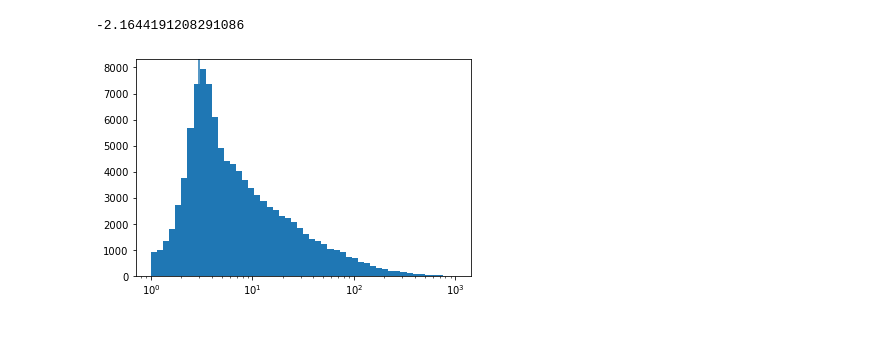
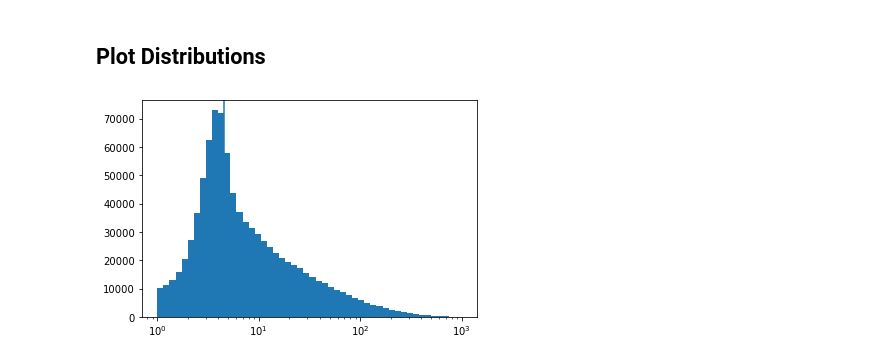
Before and after one commit to estevesjh/ComScratchStuff, a Jupyter notebook: AuxTel/sourceDetection/quickLookPlots.ipynb, the cells around one changed output. Saved outputs shown, nothing was run; the diff lists cells and outputs as text; code cells hidden in the pictures; blank space fills up the shorter version.

```diff
--- a/AuxTel/sourceDetection/quickLookPlots.ipynb
+++ b/AuxTel/sourceDetection/quickLookPlots.ipynb
@@ -26,4 +27,6 @@ fnames[:5]
 # %%
 def get_expid(fname):
     return int(fname.split('.fits')[0][-13:])
+# %%
+table = Table(fits.getdata('gaia_matched_feb2020-nov2021_feb-march2022.fits'))
 # %%
@@ -40,6 +42,3 @@ for i,fname in enumerate(fnames):
-# %%
-## table.write('gaia_matched_feb2022.fits',format='fits')
-table = Table(fits.getdata('gaia_matched_feb2022.fits'))
 # %%
 ## Define all masks
 
@@ -128,2 +67,4 @@ def plot_curve(x, y, percentiles=[16,84],ax=None,color=None,**args):
+# %% [markdown]
+## Plot Distributions
 # %%
 mag = np.array(table['phot_g_mean_mag'])
@@ -136,4 +79,0 @@ log_flux[np.isnan(log_flux)] = -1.
-# %%
-np.min(log_flux[auxtel])
-# %% [output]
--2.1644191208291086
@@ -142,6 +80,6 @@ snr = table['base_CircularApertureFlux_3_0_instFlux']/table['base_CircularApertu
 # %%
 plt.hist(snr,bins=np.logspace(0.,3,51))
-plt.axvline(3.)
+plt.axvline(4.5)
 plt.xscale('log')
 # %% [output]
-[figure, old version]
+[figure, new version]
```
Also changed, not shown: parts of 33 cells of this notebook, 15 other files.
